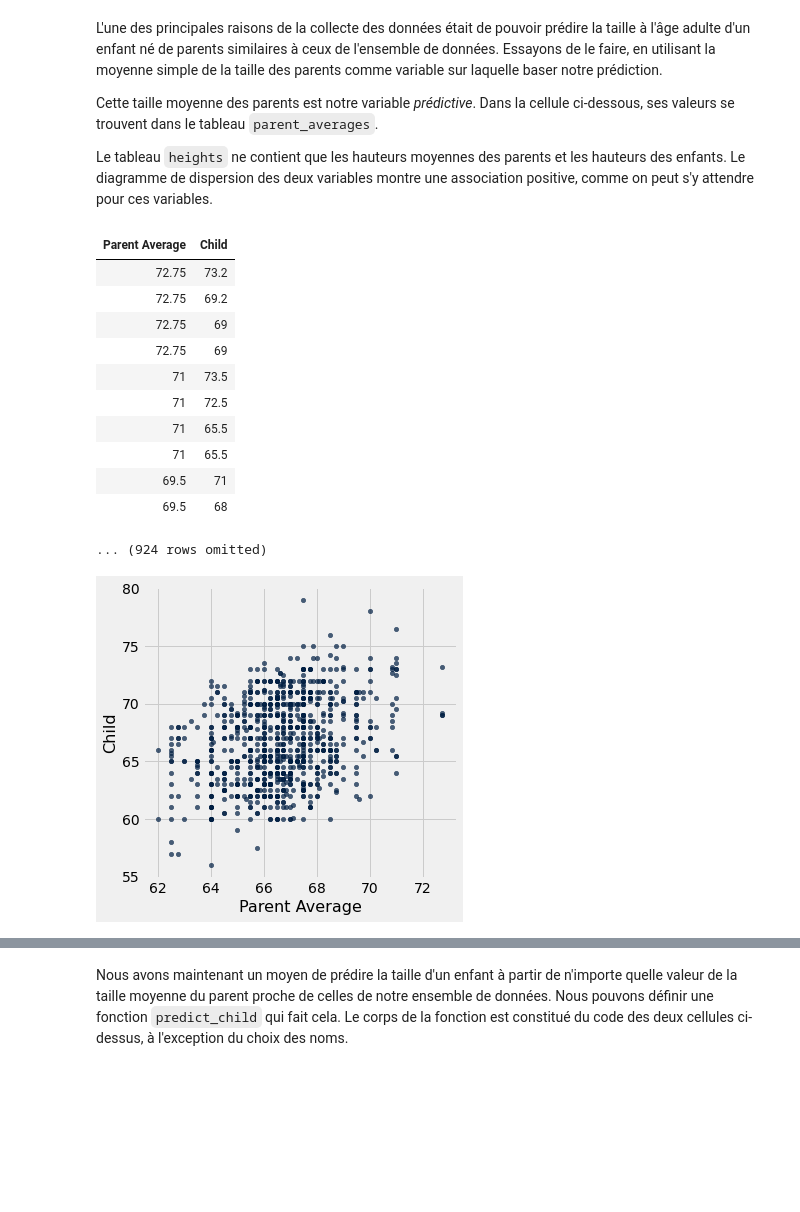
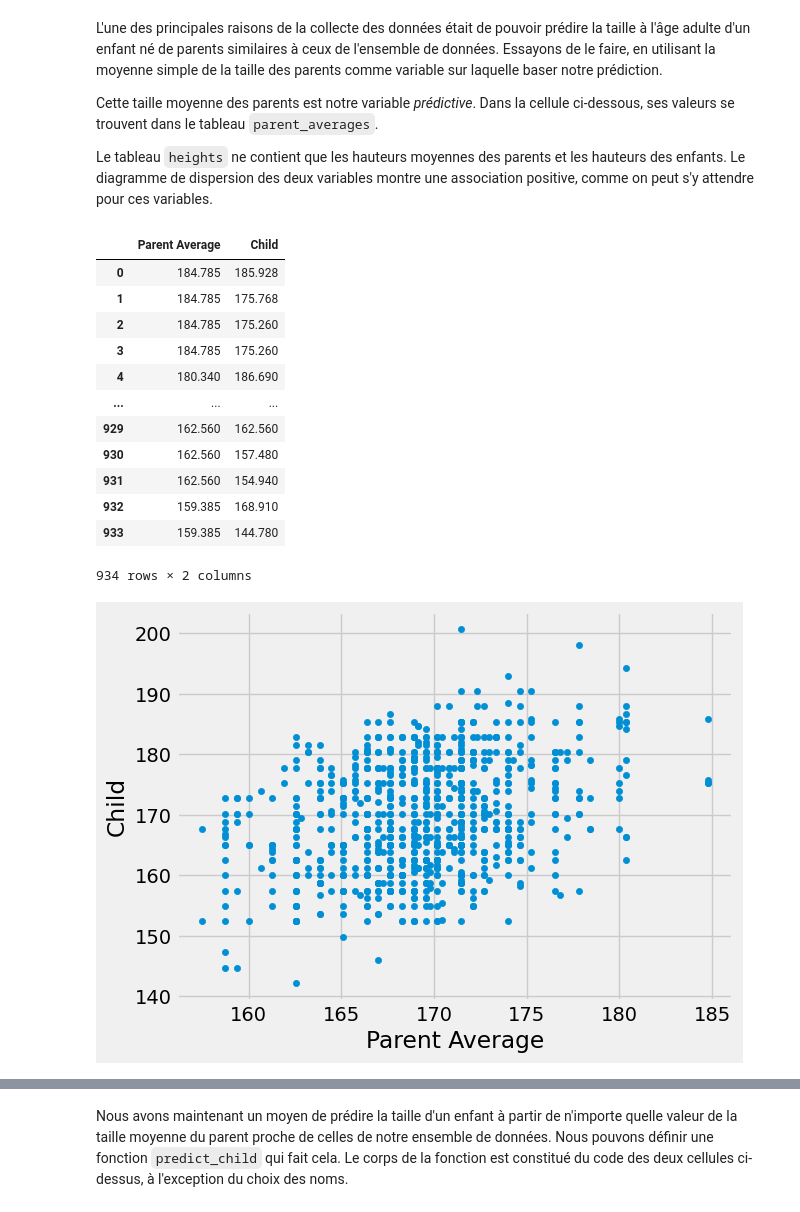
Before and after one commit to Thomas-Schatz/L1_Descartes_sciences_des_donnees, a Jupyter notebook: notes_de_cours/Séance1_CM.ipynb, the cells around one changed output, grey strips where cells are left out. Saved outputs shown, nothing was run; the diff lists cells and outputs as text; code cells hidden in the pictures; blank space fills up the shorter version.

```diff
--- a/notes_de_cours/Séance1_CM.ipynb
+++ b/notes_de_cours/Séance1_CM.ipynb
@@ -1357,15 +1366,6 @@ Rounded to the default number of decimal places: [28.57 14.29 57.14]
 #### Note : Méthodes
 
 Les fonctions sont appelées en plaçant les expressions des arguments entre parenthèses après le nom de la fonction. Toute fonction définie de manière isolée est appelée de cette manière. Vous avez également vu des exemples de méthodes, qui sont comme des fonctions mais qui sont appelées en utilisant la notation point, comme `some_table.sort(some_label)`. Les fonctions que vous définissez seront toujours appelées en utilisant le nom de la fonction en premier, en passant tous les arguments.
-# %%
-from datascience import *
-import matplotlib
-path_data = 'assets/data/'
-matplotlib.use('Agg')
-%matplotlib inline
-import matplotlib.pyplot as plots
-plots.style.use('fivethirtyeight')
-import numpy as np
 # %% [markdown]
 #### Application d'une fonction à une colonne
 
@@ -1465,6 +1470,6 @@ La science des données est souvent utilisée pour faire des prédictions sur l'
 Le tableau ci-dessous est adapté d'un ensemble de données historiques sur le poids des parents et de leurs enfants adultes. Chaque ligne correspond à un enfant adulte. Les variables sont un code numérique pour la famille, les tailles (en pouces) du père et de la mère, le nombre d'enfants dans la famille, ainsi que le rang de naissance de l'enfant (1 = le plus âgé), son sexe (codé uniquement comme "homme" ou "femme") et sa taille en pouces.
 # %%
 # Data on heights of parents and their adult children
-family_heights = Table.read_table(path_data + 'family_heights.csv').drop(3)
+family_heights = pandas.read_csv(path_data + 'family_heights.csv').drop(columns=['midparentHeight'])
 family_heights
 # %% [output]
@@ -1482,0 +1491,8 @@ family_heights
+# %%
+# Conversion pouce - cm
+def convert_inch_to_cm(inch):
+    """ Convert the inch to cm"""
+    return inch * 2.54
+
+family_heights[["father", "mother", "childHeight"]] = family_heights[["father", "mother", "childHeight"]].apply(convert_inch_to_cm)
+family_heights
@@ -1487,27 +1517,28 @@ Cette taille moyenne des parents est notre variable *prédictive*. Dans la cellu
 
 Le tableau `heights` ne contient que les hauteurs moyennes des parents et les hauteurs des enfants. Le diagramme de dispersion des deux variables montre une association positive, comme on peut s'y attendre pour ces variables.
 # %%
-parent_averages = (family_heights.column('father') + family_heights.column('mother'))/2
-heights = Table().with_columns(
-    'Parent Average', parent_averages,
-    'Child', family_heights.column('childHeight')
-)
+parent_averages = (family_heights['father'] + family_heights['mother'])/2
+heights = pandas.DataFrame({
+    'Parent Average': parent_averages,
+    'Child': family_heights['childHeight']
+})
 heights
 # %% [output]
-| Parent Average | Child |
-| 72.75 | 73.2 |
-| 72.75 | 69.2 |
-| 72.75 | 69 |
-| 72.75 | 69 |
-| 71 | 73.5 |
-| 71 | 72.5 |
-| 71 | 65.5 |
-| 71 | 65.5 |
-| 69.5 | 71 |
-| 69.5 | 68 |
+|  | Parent Average | Child |
+| 0 | 184.785 | 185.928 |
+| 1 | 184.785 | 175.768 |
+| 2 | 184.785 | 175.260 |
+| 3 | 184.785 | 175.260 |
+| 4 | 180.340 | 186.690 |
+| ... | ... | ... |
+| 929 | 162.560 | 162.560 |
+| 930 | 162.560 | 157.480 |
+| 931 | 162.560 | 154.940 |
+| 932 | 159.385 | 168.910 |
+| 933 | 159.385 | 144.780 |
-... (924 rows omitted)
+934 rows × 2 columns
 # %%
-heights.scatter('Parent Average')
+fig = heights.plot.scatter('Parent Average', 'Child')
 # %% [output]
-[figure, old version]
+[figure, new version]
 # %% [markdown]
```
Also changed, not shown: parts of 139 cells of this notebook.
